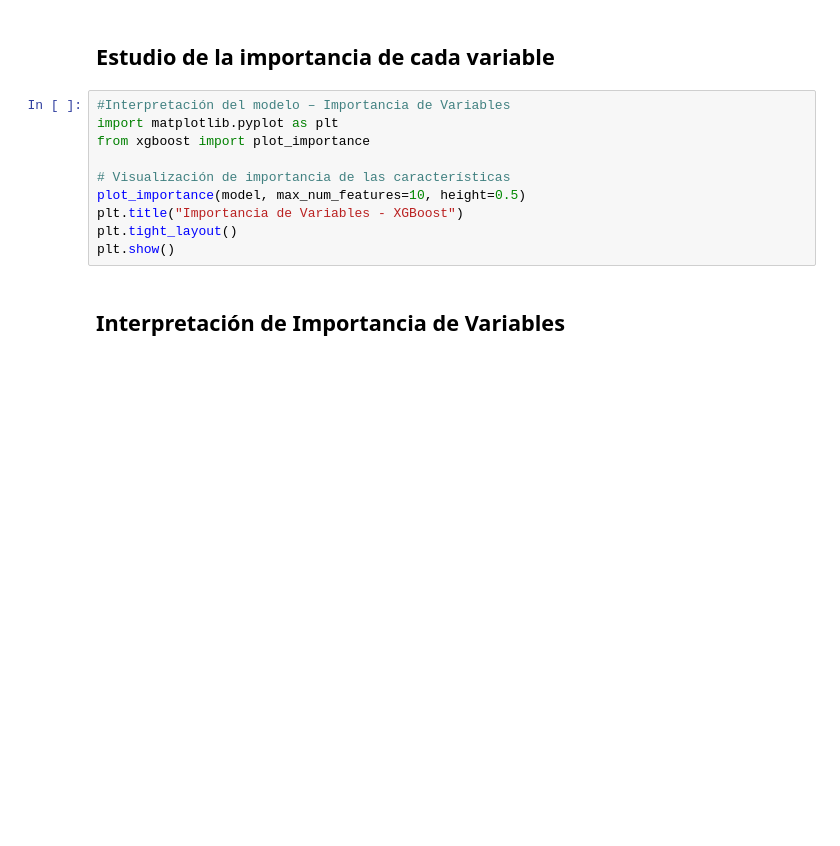
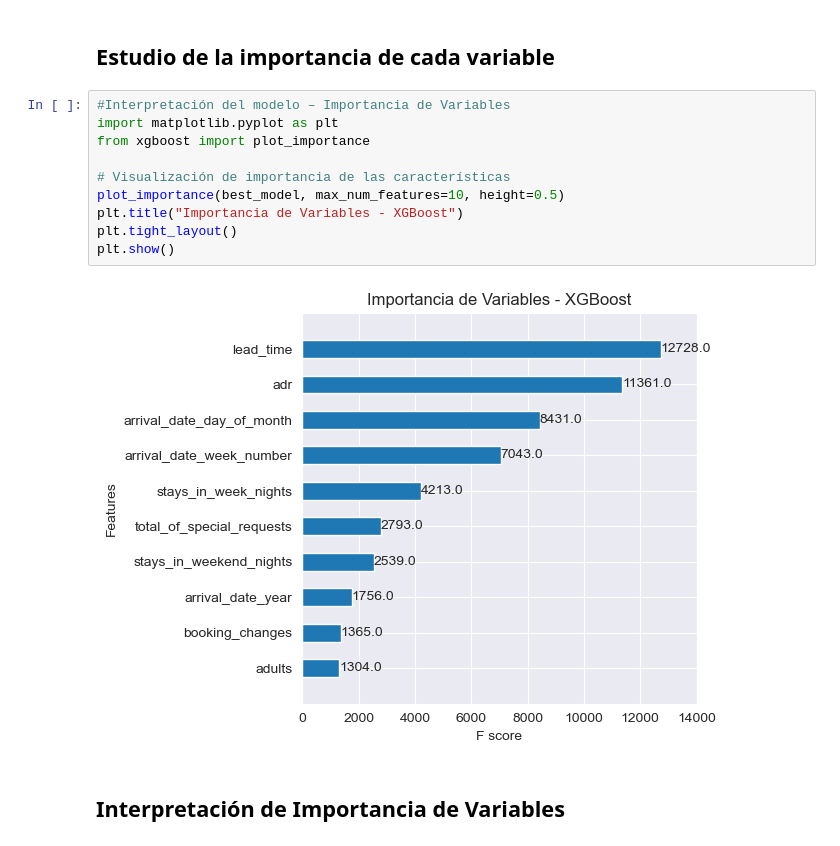
Before and after one commit to 4GeeksAcademy/LucasDellaMaestra-AlejandroNovellino-ReneRamirez-ProyectoFinal, a Jupyter notebook: notebooks/3.0-model-opt.ipynb, the cells around one changed output. Saved outputs shown, nothing was run; the diff lists cells and outputs as text; blank space fills up the shorter version.

```diff
--- a/notebooks/3.0-model-opt.ipynb
+++ b/notebooks/3.0-model-opt.ipynb
@@ -262,13 +331,15 @@ Podemos observar que el modelo posee buenas métricas con valores de precision,
 # %%
 #Interpretación del modelo – Importancia de Variables
 import matplotlib.pyplot as plt
 from xgboost import plot_importance
 
 # Visualización de importancia de las características
-plot_importance(model, max_num_features=10, height=0.5)
+plot_importance(best_model, max_num_features=10, height=0.5)
 plt.title("Importancia de Variables - XGBoost")
 plt.tight_layout()
 plt.show()
+# %% [output]
+[figure, added]
 # %% [markdown]
 ## Interpretación de Importancia de Variables
 # %% [markdown]
```
Also changed, not shown: parts of 37 cells of this notebook, 1 other file.
